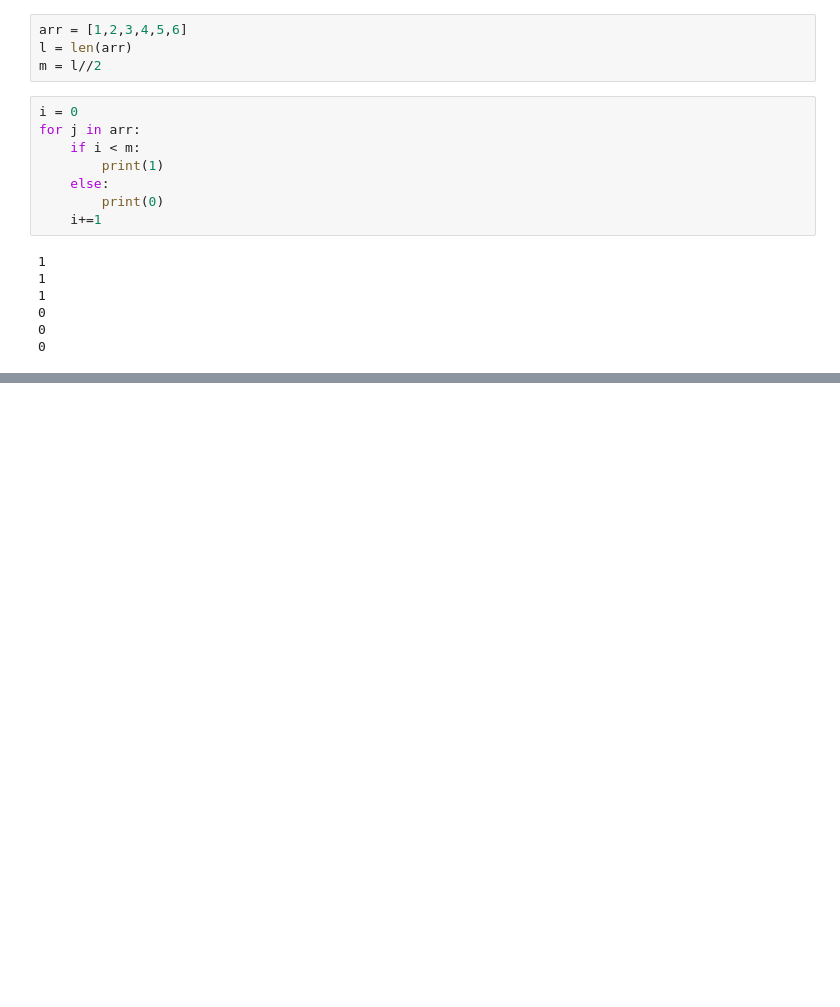
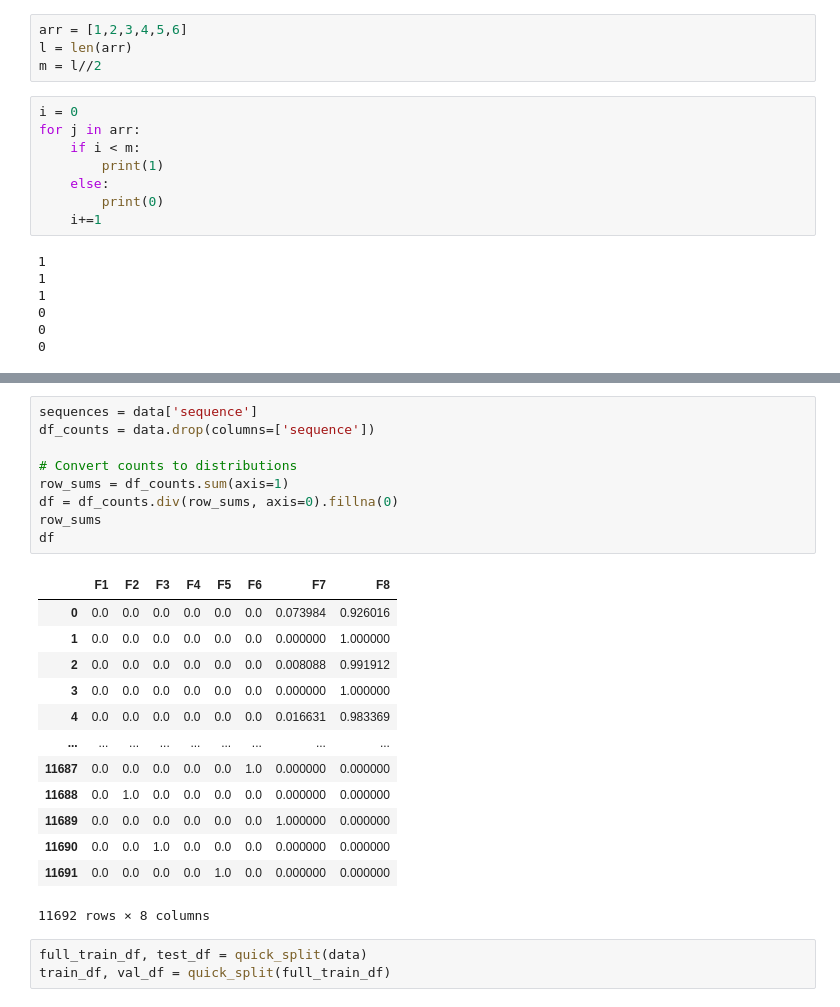
Before and after one commit to autosome-imtf/MPRA-MNIST, a Jupyter notebook: examples/Launching.ipynb, the cells around one changed output, grey strips where cells are left out. Drawn from its saved outputs; the diff is of its cells as text; blank space fills up the shorter version.

```diff
--- a/examples/Launching.ipynb
+++ b/examples/Launching.ipynb
@@ -194,0 +261,26 @@ for j in arr:
+# %%
+sequences = data['sequence']
+df_counts = data.drop(columns=['sequence'])
+
+# Convert counts to distributions
+row_sums = df_counts.sum(axis=1)
+df = df_counts.div(row_sums, axis=0).fillna(0)
+row_sums
+df
+# %% [output]
+|  | F1 | F2 | F3 | F4 | F5 | F6 | F7 | F8 |
+| 0 | 0.0 | 0.0 | 0.0 | 0.0 | 0.0 | 0.0 | 0.073984 | 0.926016 |
+| 1 | 0.0 | 0.0 | 0.0 | 0.0 | 0.0 | 0.0 | 0.000000 | 1.000000 |
+| 2 | 0.0 | 0.0 | 0.0 | 0.0 | 0.0 | 0.0 | 0.008088 | 0.991912 |
+| 3 | 0.0 | 0.0 | 0.0 | 0.0 | 0.0 | 0.0 | 0.000000 | 1.000000 |
+| 4 | 0.0 | 0.0 | 0.0 | 0.0 | 0.0 | 0.0 | 0.016631 | 0.983369 |
+| ... | ... | ... | ... | ... | ... | ... | ... | ... |
+| 11687 | 0.0 | 0.0 | 0.0 | 0.0 | 0.0 | 1.0 | 0.000000 | 0.000000 |
+| 11688 | 0.0 | 1.0 | 0.0 | 0.0 | 0.0 | 0.0 | 0.000000 | 0.000000 |
+| 11689 | 0.0 | 0.0 | 0.0 | 0.0 | 0.0 | 0.0 | 1.000000 | 0.000000 |
+| 11690 | 0.0 | 0.0 | 1.0 | 0.0 | 0.0 | 0.0 | 0.000000 | 0.000000 |
+| 11691 | 0.0 | 0.0 | 0.0 | 0.0 | 1.0 | 0.0 | 0.000000 | 0.000000 |
+11692 rows × 8 columns
+# %%
+full_train_df, test_df = quick_split(data)
+train_df, val_df = quick_split(full_train_df)
```
Also changed, not shown: parts of 18 cells of this notebook, 26 other files.
